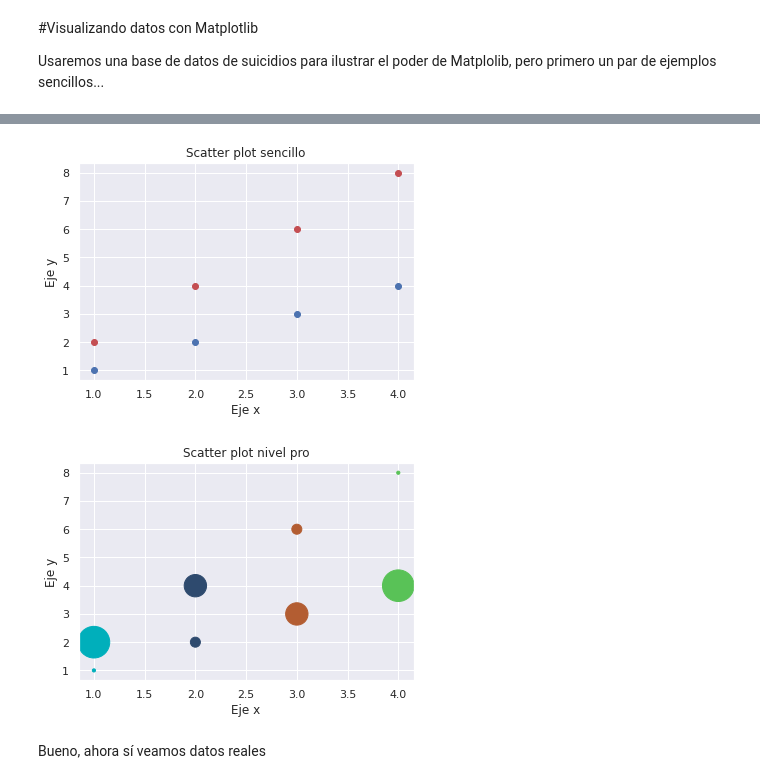
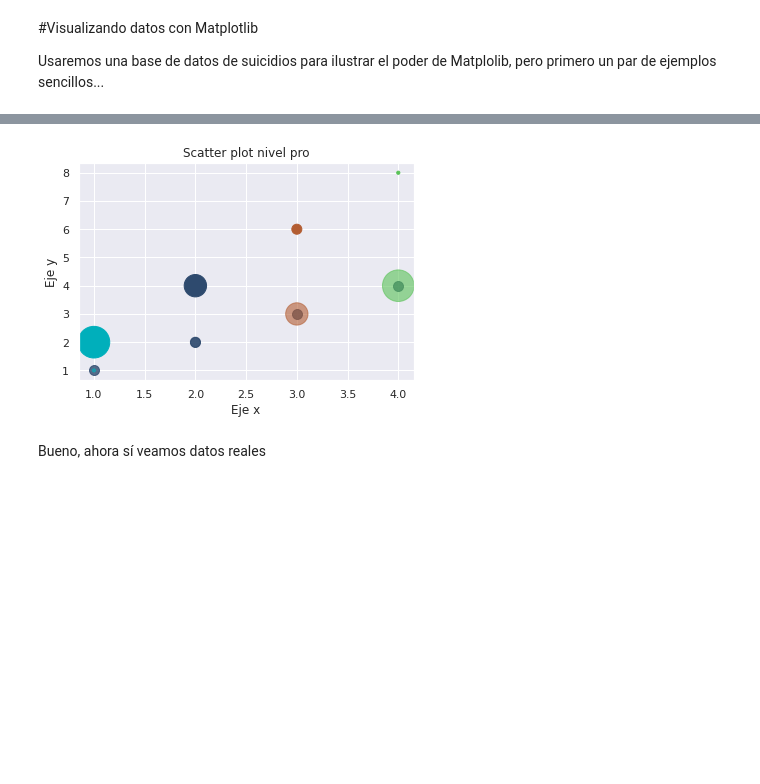
Before and after one commit to Javcm/Intro-a-Deep-Learning-UNAM-FC, a Jupyter notebook: Tutorial_Matplotlib.ipynb, the cells around one changed output, grey strips where cells are left out. Drawn from its saved outputs; the diff is of its cells as text; code cells hidden in the pictures; blank space fills up the shorter version.

```diff
--- a/Tutorial_Matplotlib.ipynb
+++ b/Tutorial_Matplotlib.ipynb
@@ -32,29 +32,35 @@ import seaborn as snb; snb.set();
 # %%
 #Truco para que se vean más cool las gráficas
 import seaborn as snb; snb.set();
 
+
+#Para remarcar los puntos de impresión
+# plt.plot(x,y,color="b",marker="o")
+# plt.plot(x,2*y,color="r",marker="o")
+
 #Dos formas de hacer un scatter plot
 
-#Escogiendo puntos en lugar de lineas en plt.plot()
-plt.plot(x,y,"bo")
-plt.plot(x,2*y,"ro")
+# #Escogiendo puntos en lugar de lineas en plt.plot()
+# plt.plot(x,y,"bo")
+# plt.plot(x,2*y,"ro")
 
-plt.title("Scatter plot sencillo")
-plt.xlabel("Eje x")
-plt.ylabel("Eje y")
-plt.show()
+# plt.title("Scatter plot sencillo")
+# plt.xlabel("Eje x")
+# plt.ylabel("Eje y")
+# plt.show()
 
 #Usando plt.scatter()
-plt.scatter(x,y,c=["#00afbb","#2e4a6e","#b35d32","#59c257"],s=[10,100,500,1000])
+plt.scatter(x,y,c="#2e4a6e",s=100,alpha=0.8)
+
+plt.scatter(x,y,c=["#00afbb","#2e4a6e","#b35d32","#59c257"],s=[10,100,500,1000],alpha=0.6)
 plt.scatter(x,2*y,c=["#00afbb","#2e4a6e","#b35d32","#59c257"],s=[1000,500,100,10])
 
 plt.title("Scatter plot nivel pro")
 plt.xlabel("Eje x")
 plt.ylabel("Eje y")
 plt.show()
 # %% [output]
-[figure, old version]
+[figure, new version]
-[figure, removed]
 # %% [markdown]
 Bueno, ahora sí veamos datos reales
 # %%
```
Also changed, not shown: parts of 14 cells of this notebook.
